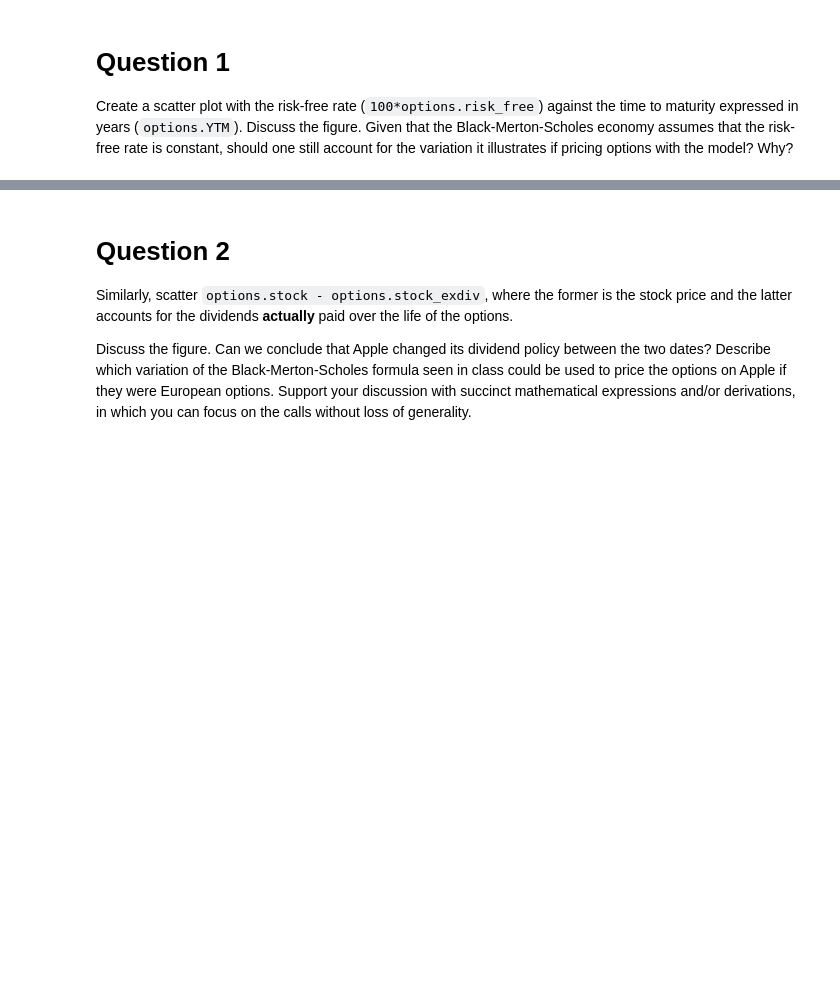
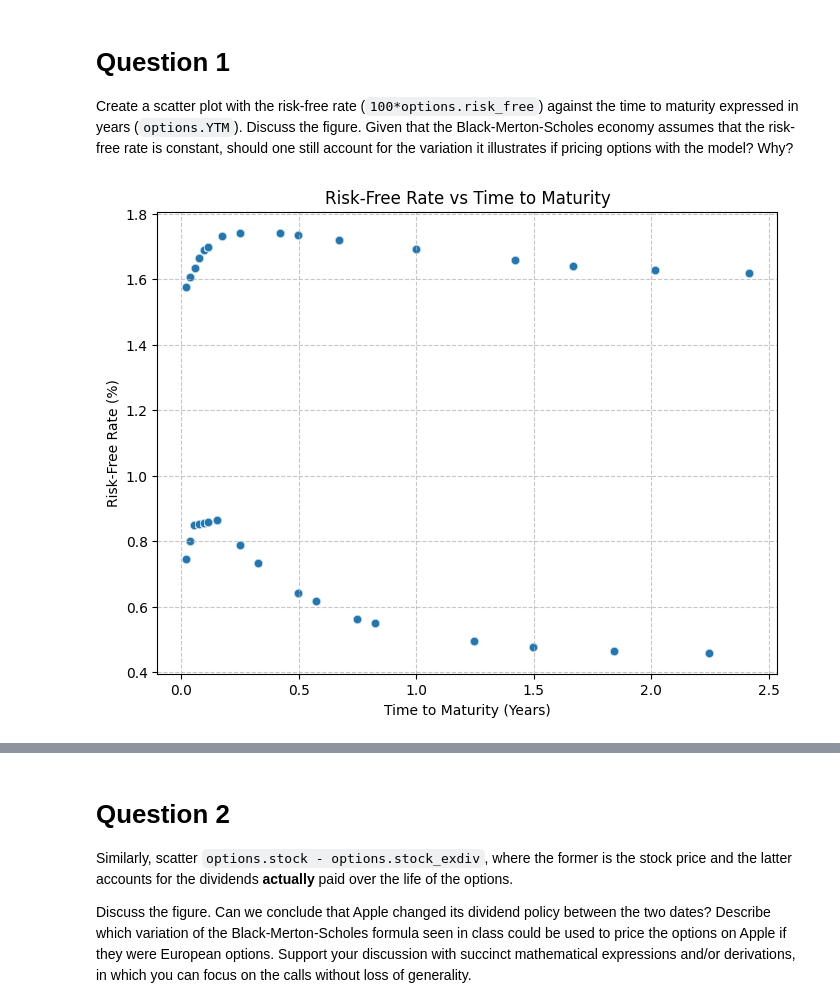
Before and after one commit to geoffroy-h-e/derivatives_p1, a Jupyter notebook: Derivatives_assignment_1/202510-assignment1-en.ipynb, the cells around one changed output, grey strips where cells are left out. Cells and saved outputs as stored; diff of their text form; code cells hidden in the pictures; blank space fills up the shorter version.

Commit message:
graph q1-q2
added new graphs

```diff
--- a/Derivatives_assignment_1/202510-assignment1-en.ipynb
+++ b/Derivatives_assignment_1/202510-assignment1-en.ipynb
@@ -81,3 +81,22 @@ options.describe()
 # Question 1
 
 Create a scatter plot with the risk-free rate (`100*options.risk_free`) against the time to maturity expressed in years (`options.YTM`). Discuss the figure. Given that the Black-Merton-Scholes economy assumes that the risk-free rate is constant, should one still account for the variation it illustrates if pricing options with the model? Why?
+# %%
+import seaborn as sns
+import matplotlib.pyplot as plt
+
+plt.figure(figsize=(8,6))
+sns.scatterplot(
+    x=options['YTM'],
+    y=100 * options['risk_free'],
+    alpha=0.5
+)
+
+plt.xlabel("Time to Maturity (Years)")
+plt.ylabel("Risk-Free Rate (%)")
+plt.title("Risk-Free Rate vs Time to Maturity")
+
+plt.grid(True, linestyle="--", alpha=0.7)
+plt.show()
+# %% [output]
+[figure, added]
```
Also changed, not shown: parts of 4 cells of this notebook.
